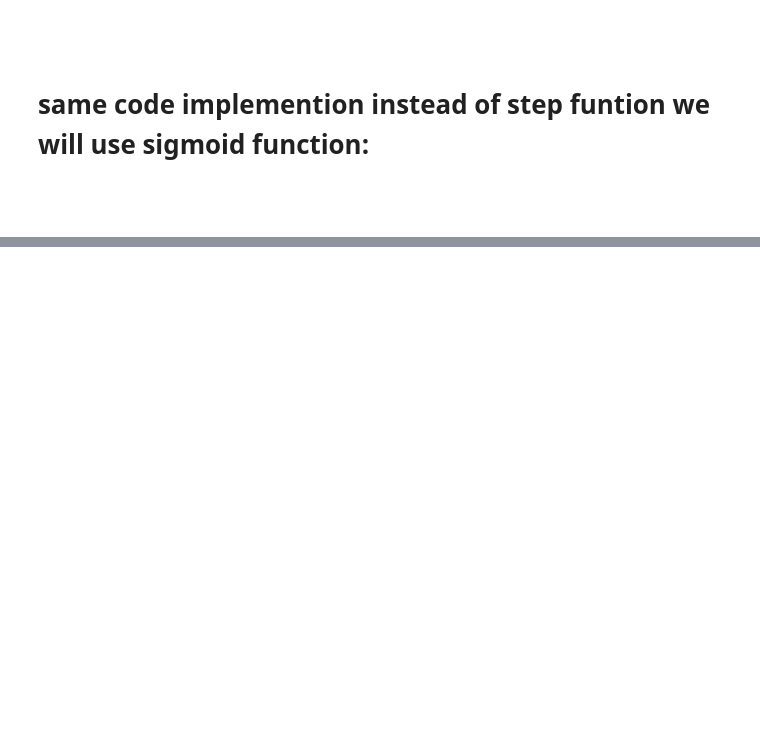
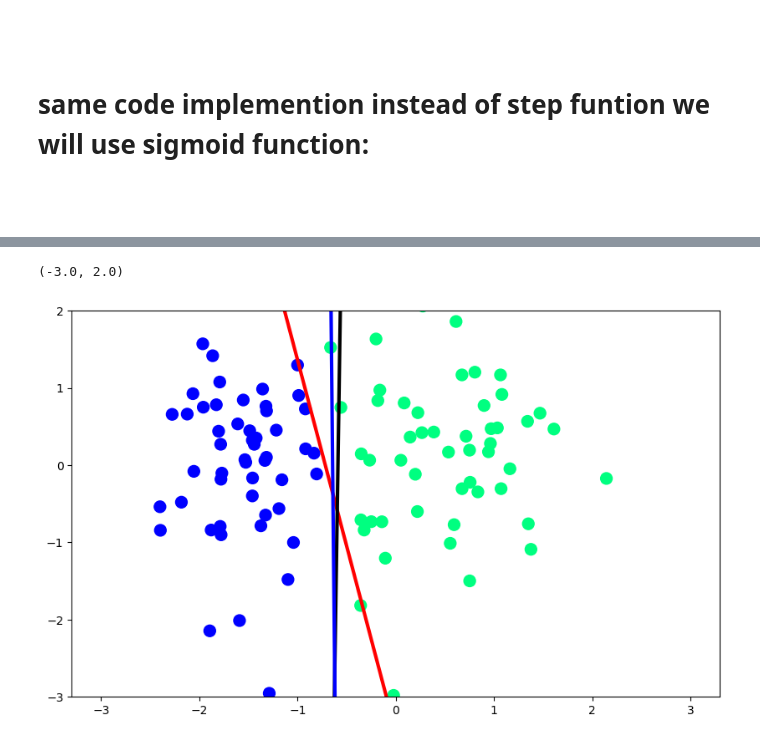
Before and after one commit to yasin-arafat-05/machine_learning, a Jupyter notebook: code/70_71_perceptron_trick_coding.ipynb, the cells around one changed output, grey strips where cells are left out. Drawn from its saved outputs; the diff is of its cells as text; code cells hidden in the pictures; blank space fills up the shorter version.

```diff
--- a/code/70_71_perceptron_trick_coding.ipynb
+++ b/code/70_71_perceptron_trick_coding.ipynb
@@ -266,0 +227,5 @@ anim = FuncAnimation(fig=fig,func=update,frames=200,interval=100)
+# %%
+
+from sklearn.linear_model import LogisticRegression
+logisticR = LogisticRegression()
+logisticR.fit(X,y)
@@ -266,0 +234,6 @@ anim = FuncAnimation(fig=fig,func=update,frames=200,interval=100)
+# %%
+
+
+m3 = -(logisticR.coef_[0][0]/logisticR.coef_[0][1])
+b3 = -(logisticR.intercept_/logisticR.coef_[0][1])
+m3,b3
@@ -266,0 +242,3 @@ anim = FuncAnimation(fig=fig,func=update,frames=200,interval=100)
+# %%
+x_input2 = np.linspace(-3,3,100)
+y_input2 = m3*x_input2 + b3
@@ -266,0 +253,11 @@ anim = FuncAnimation(fig=fig,func=update,frames=200,interval=100)
+# %%
+
+plt.figure(figsize=(10,6))
+plt.plot(x_input,y_input,color='red',linewidth=3) # using step function
+plt.plot(x_input1,y_input1,color='black',linewidth=3) # using sigmoid function
+plt.plot(x_input2,y_input2,color='blue',linewidth=3) # using logistics regression
+plt.scatter(X[:,0],X[:,1],c=y,cmap='winter',s=100)
+plt.ylim(-3,2)
+# %% [output]
+(-3.0, 2.0)
+[figure, added]
```
Also changed, not shown: parts of 16 cells of this notebook.
